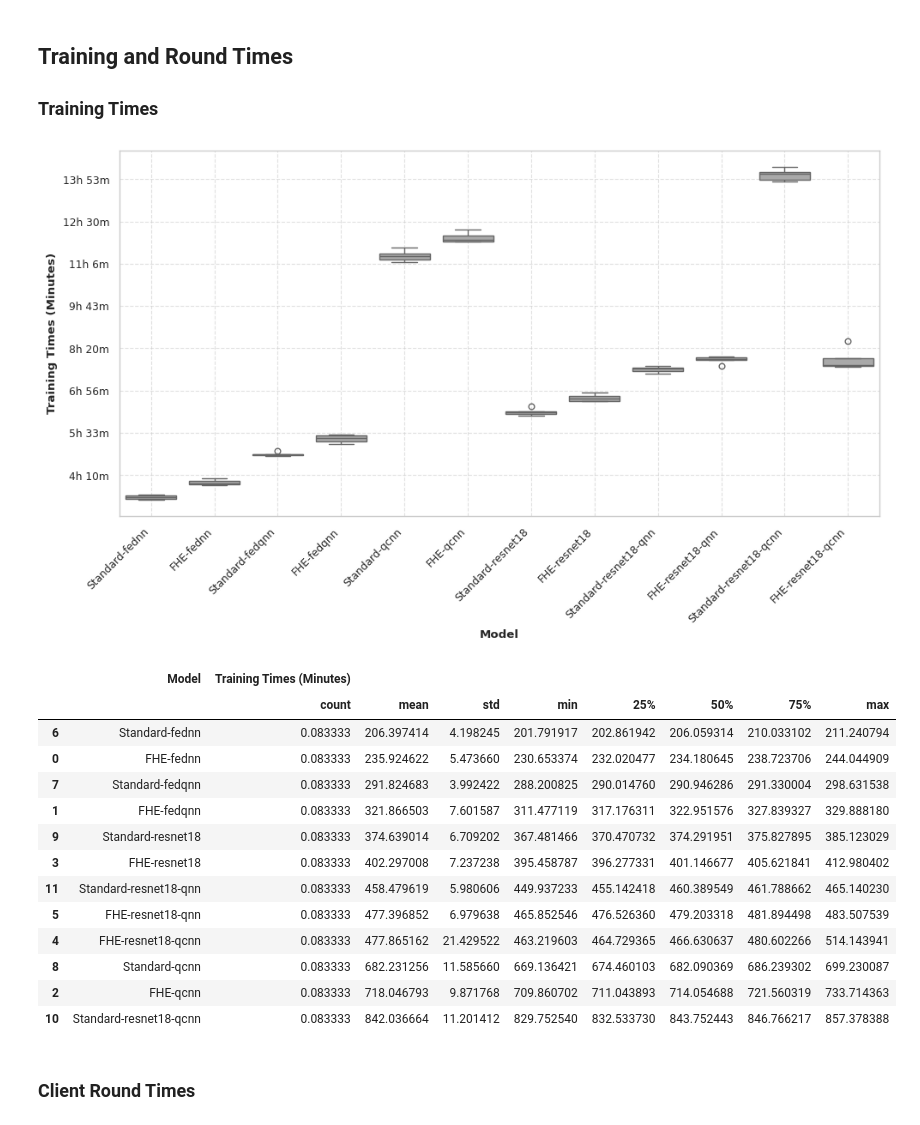
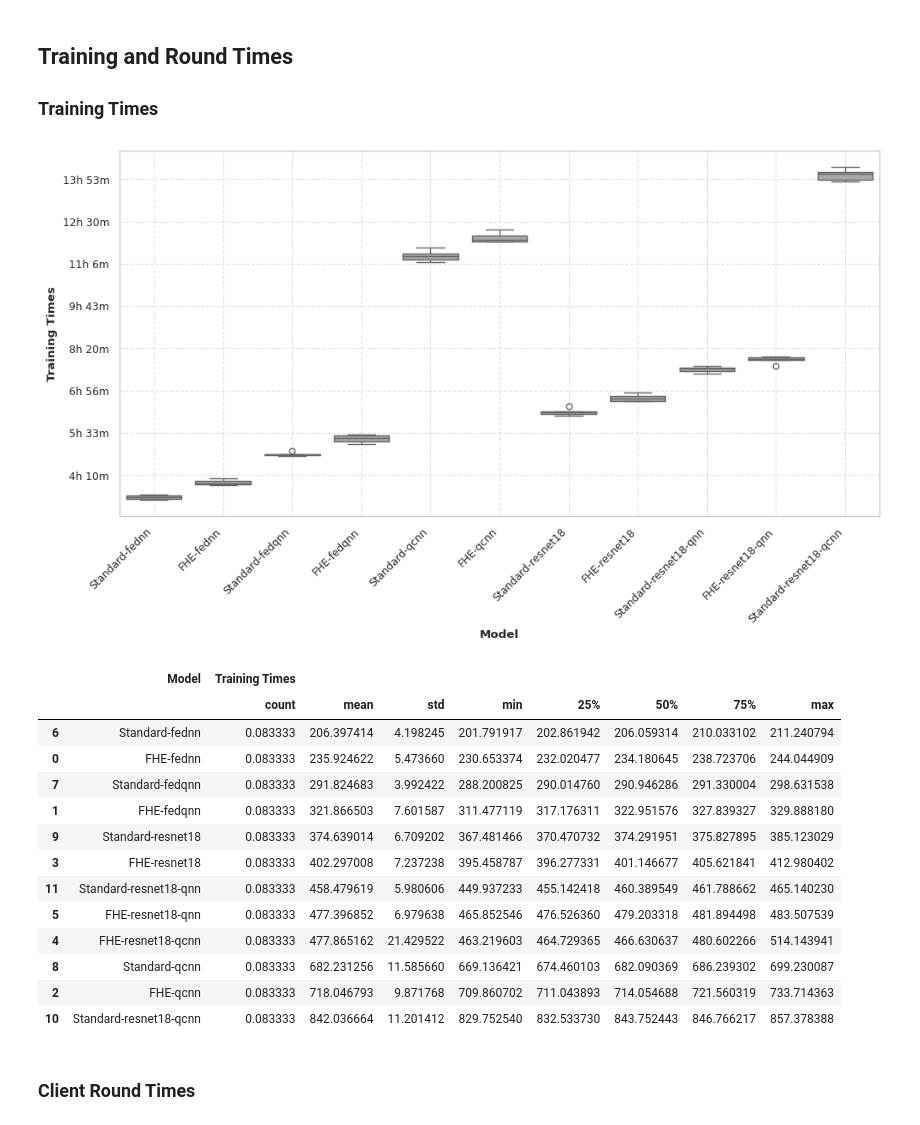
Before and after one commit to batcapricorn/encrypted-qfl, a Jupyter notebook: analysis/wandb.ipynb, the cells around one changed output. Drawn from its saved outputs; the diff is of its cells as text; code cells hidden in the pictures.

```diff
--- a/analysis/wandb.ipynb
+++ b/analysis/wandb.ipynb
@@ -416,37 +412,37 @@ def format_time(seconds, _):
         minutes = seconds // 60
         seconds = seconds % 60
         return f"{int(minutes)}m {int(seconds)}s"
     else:
         hours = seconds // 3600
         minutes = (seconds % 3600) // 60
         return f"{int(hours)}h {int(minutes)}m"
 
 def display_boxplot(metrics_df: pd.DataFrame, metric_label: str, formatter: FuncFormatter = None):
     sns.set_theme(style="whitegrid", context="paper")
 
     fig, ax = plt.subplots(figsize=(10, 6))
     sns.boxplot(x="Model", y=metric_label, data=metrics_df, color=COLOR)
 
     plt.xticks(rotation=45, ha="right")
     plt.xlabel("Model", fontweight="bold")
     plt.ylabel(metric_label, fontweight="bold")
     plt.grid(True, linestyle="--", alpha=0.6)
 
 
     if formatter:
         ax.yaxis.set_major_formatter(FuncFormatter(formatter))
     # Display the plot
     plt.tight_layout()
     plt.show()
 
-metric_label = "Training Times (Minutes)"
+metric_label = "Training Times"
 df = get_dataframe_from_metrics_data(training_times, metric_label)
-display_boxplot(df, metric_label, format_time)
+display_boxplot(df[df["Model"] != "FHE-resnet18-qcnn"], metric_label, format_time)
 stats = (df.groupby("Model").describe() / 60).reset_index().sort_values((metric_label,  'mean'))
 stats
 # %% [output]
-[figure, old version]
+[figure, new version]
-|  | Model | Training Times (Minutes) |  |  |  |  |  |  |  |
+|  | Model | Training Times |  |  |  |  |  |  |  |
 |  |  | count | mean | std | min | 25% | 50% | 75% | max |
 | 6 | Standard-fednn | 0.083333 | 206.397414 | 4.198245 | 201.791917 | 202.861942 | 206.059314 | 210.033102 | 211.240794 |
 | 0 | FHE-fednn | 0.083333 | 235.924622 | 5.473660 | 230.653374 | 232.020477 | 234.180645 | 238.723706 | 244.044909 |
```
Also changed, not shown: parts of 14 cells of this notebook.
